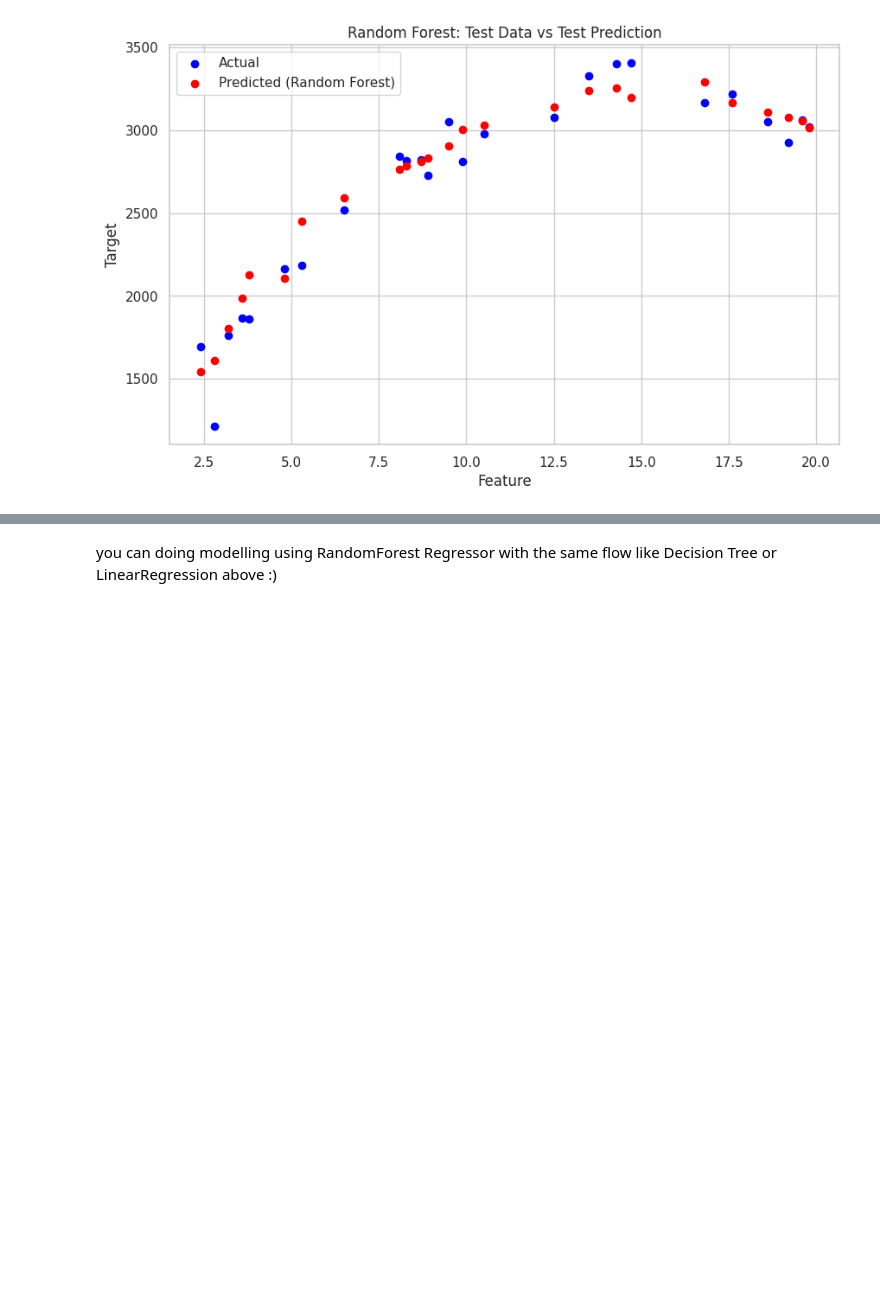
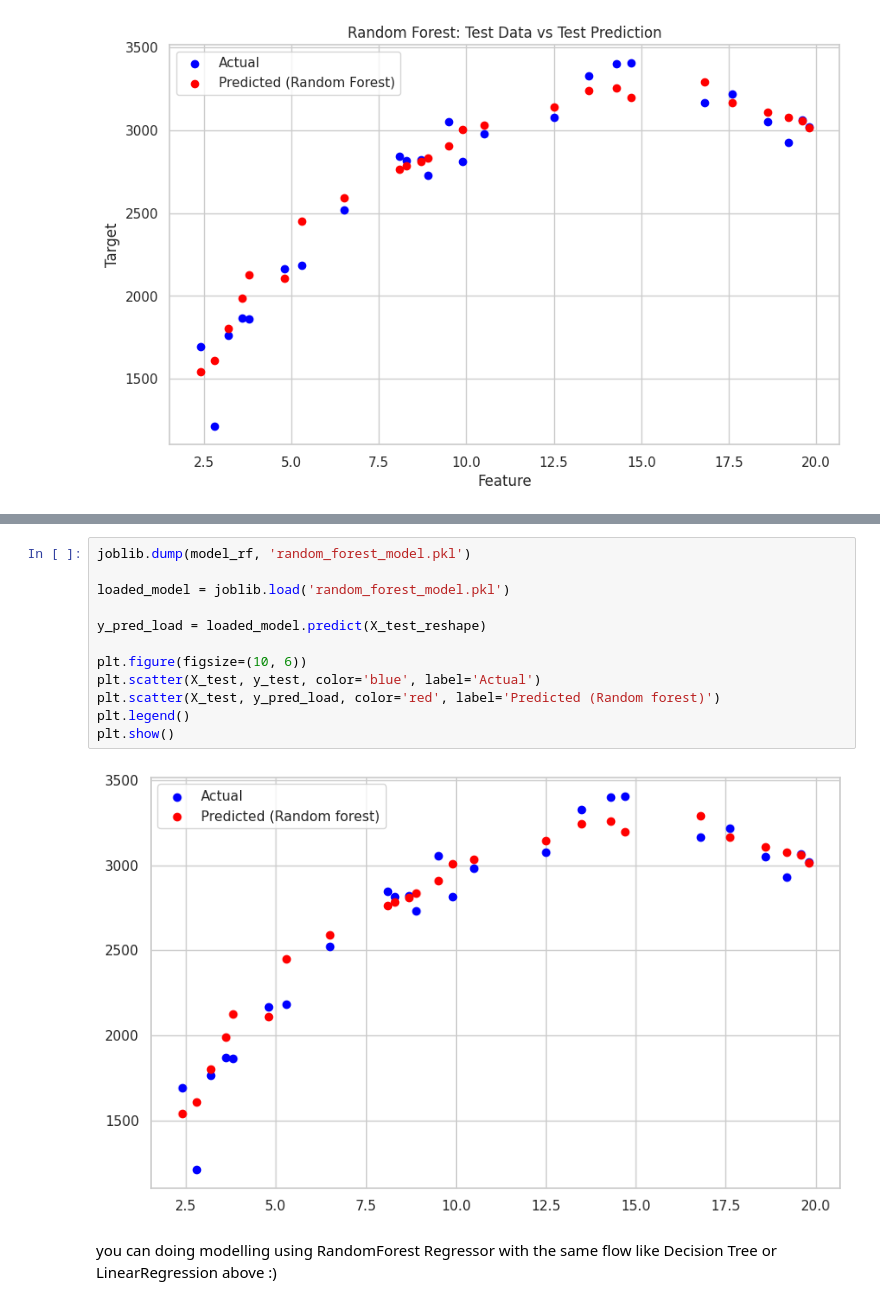
Before and after one commit to shamhasan/Salary-prediction-with-Regression, a Jupyter notebook: Supervised_Regression_SalaryPrediction_Ihtishamul_Hasan.ipynb, the cells around one changed output, grey strips where cells are left out. Cells and saved outputs as stored; diff of their text form; blank space fills up the shorter version.

```diff
--- a/Supervised_Regression_SalaryPrediction_Ihtishamul_Hasan.ipynb
+++ b/Supervised_Regression_SalaryPrediction_Ihtishamul_Hasan.ipynb
@@ -363,5 +375,19 @@ Mean Squared Error:
 R^2 Score:
   Train: 0.99
   Test : 0.94
+# %%
+joblib.dump(model_rf, 'random_forest_model.pkl')
+
+loaded_model = joblib.load('random_forest_model.pkl')
+
+y_pred_load = loaded_model.predict(X_test_reshape)
+
+plt.figure(figsize=(10, 6))
+plt.scatter(X_test, y_test, color='blue', label='Actual')
+plt.scatter(X_test, y_pred_load, color='red', label='Predicted (Random forest)')
+plt.legend()
+plt.show()
+# %% [output]
+[figure, added]
 # %% [markdown]
 you can doing modelling using RandomForest Regressor with the same flow like Decision Tree or LinearRegression above :)
```
Also changed, not shown: parts of 3 cells of this notebook.
